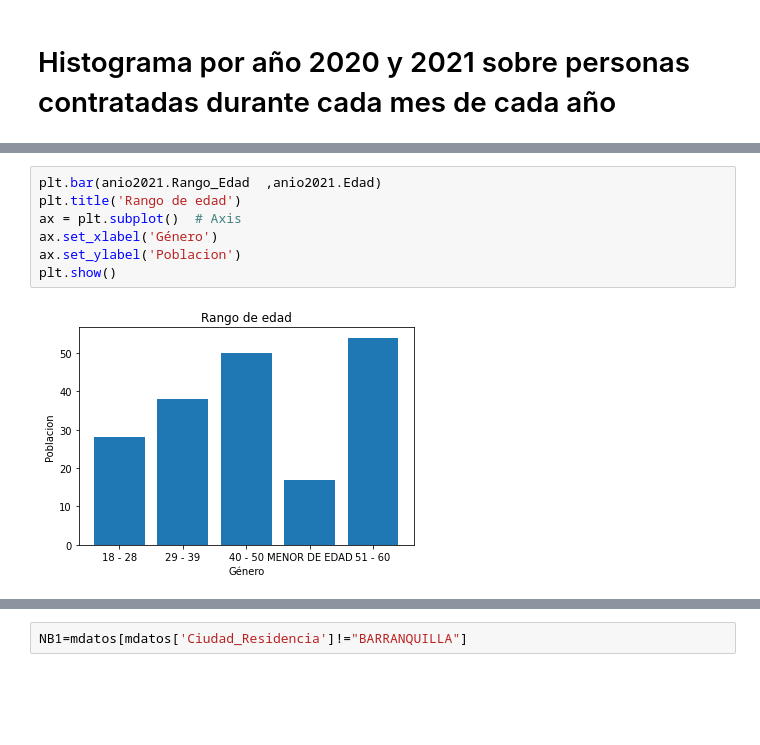
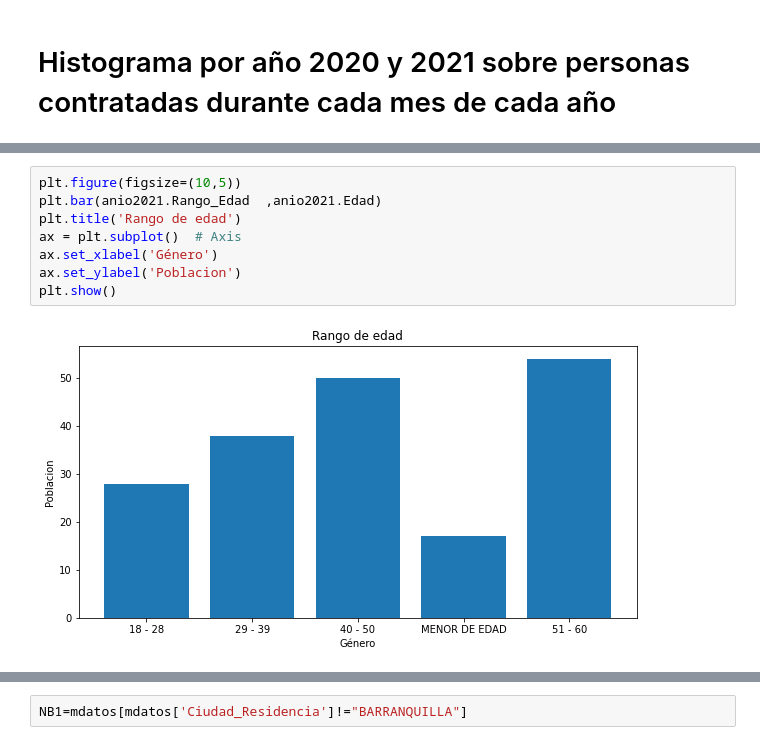
Before and after one commit to SaukB/Analisis, a Jupyter notebook: Material/Proyecto.ipynb, the cells around one changed output, grey strips where cells are left out. Saved outputs shown, nothing was run; the diff lists cells and outputs as text; blank space fills up the shorter version.

```diff
--- a/Material/Proyecto.ipynb
+++ b/Material/Proyecto.ipynb
@@ -216,10 +207,11 @@ plt.show()
 # %%
+plt.figure(figsize=(10,5))
 plt.bar(anio2021.Rango_Edad  ,anio2021.Edad)
 plt.title('Rango de edad')
 ax = plt.subplot()  # Axis
 ax.set_xlabel('Género')
 ax.set_ylabel('Poblacion')
 plt.show()
 # %% [output]
-[figure, old version]
+[figure, new version]
 # %%
```
Also changed, not shown: parts of 10 cells of this notebook.
